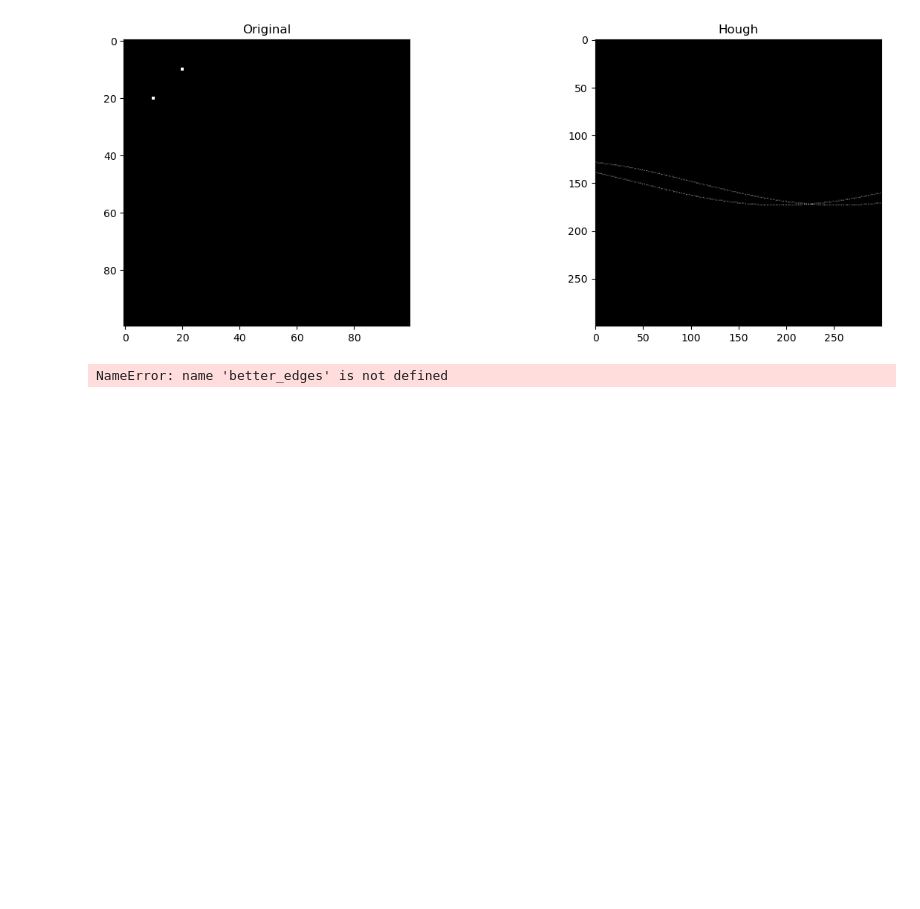
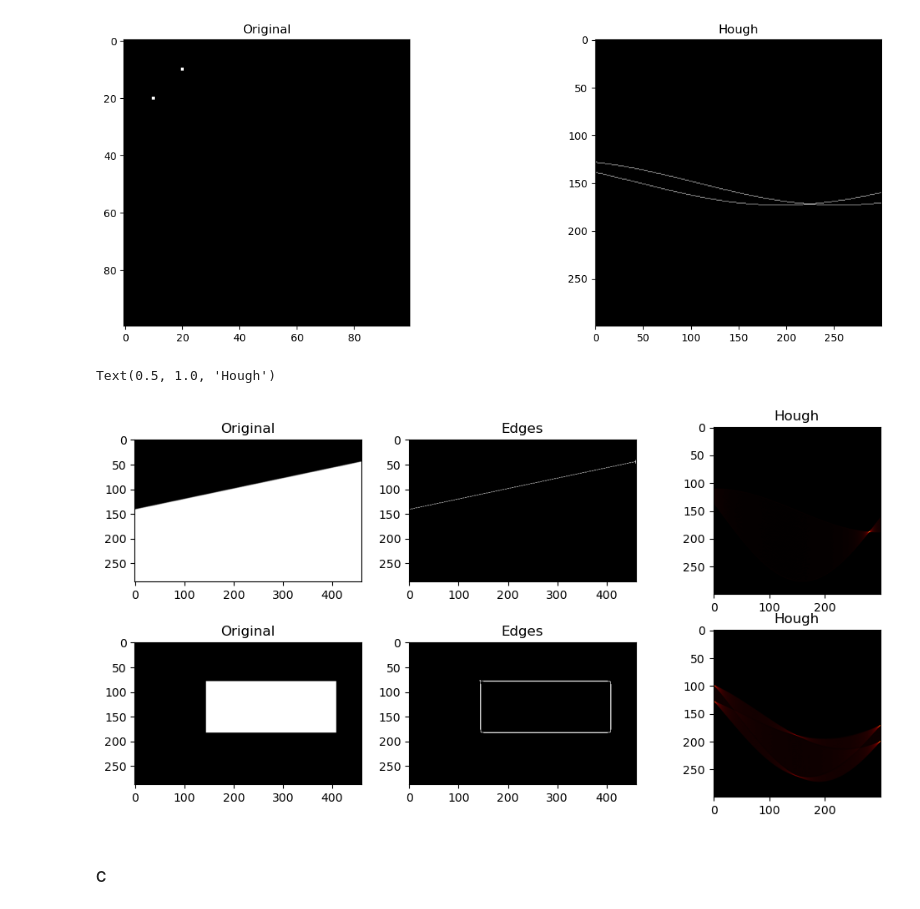
Before and after one commit to al-pi314/computer_vision, a Jupyter notebook: assigments/assigment3/solution.ipynb, the cells around one changed output. Drawn from its saved outputs; the diff is of its cells as text; code cells hidden in the pictures; blank space fills up the shorter version.

```diff
--- a/assigments/assigment3/solution.ipynb
+++ b/assigments/assigment3/solution.ipynb
@@ -355,14 +374,14 @@ IndexError: index 300 is out of bounds for axis 1 with size 300
 # %% [markdown]
 #### B
 # %%
-def hug_find_lines(I, f_bins, p_bins, threshold):
+def hug_find_lines(I, f_bins, p_bins):
     diagonal = np.sqrt(I.shape[0]**2 + I.shape[1]**2)
     A = np.zeros((p_bins, f_bins))
     for i in range(I.shape[0]):
         for j in range(I.shape[1]):
             if I[i, j] == 0:
                 continue
-            add_lines(A, diagonal, i, j)
-    return A
+            add_lines(A, diagonal, j, i)
+    return A / np.sum(A)
 # %%
 image = np.zeros((100, 100))
@@ -379,24 +405,42 @@ axes[1].set_title('Hough')
 Text(0.5, 1.0, 'Hough')
 [figure]
 # %%
-oneline = cv2.imread('./images/oneline.png', cv2.IMREAD_GRAYSCALE)
-square = cv2.imread('./images/square.png', cv2.IMREAD_GRAYSCALE)
+oneline = cv2.imread('./assigments/assigment3/images/oneline.png', cv2.IMREAD_GRAYSCALE).astype(np.float64) / 255
+rectangle = cv2.imread('./assigments/assigment3/images/rectangle.png', cv2.IMREAD_GRAYSCALE).astype(np.float64) / 255
+# %%
+bins = 300
+
+oneline_edges = better_edges(oneline, 0.1)
+square_edges = better_edges(rectangle, 0.1)
+
+oneline_votes = hug_find_lines(oneline_edges, bins, bins)
+square_votes = hug_find_lines(square_edges, bins, bins)
 # %%
 oneline_edges = better_edges(oneline, 0.1)
-square_edges = better_edges(square, 0.1)
+square_edges = better_edges(rectangle, 0.1)
 
-fig, axes = plt.subplots(2, 2, figsize=(15, 15))
+fig, axes = plt.subplots(2, 3, figsize=(10, 5))
+fig.tight_layout(pad=1.0)
 
 axes[0, 0].imshow(oneline, cmap='gray')
 axes[0, 0].set_title('Original')
 
 axes[0, 1].imshow(oneline_edges, cmap='gray')
 axes[0, 1].set_title('Edges')
 
-axes[1, 0].imshow(square, cmap='gray')
+axes[0, 2].imshow(oneline_votes, cmap='afmhot')
+axes[0, 2] .set_title('Hough')
+
+axes[1, 0].imshow(rectangle, cmap='gray')
 axes[1, 0].set_title('Original')
 
 axes[1, 1].imshow(square_edges, cmap='gray')
 axes[1, 1].set_title('Edges')
+
+axes[1, 2].imshow(square_votes, cmap='afmhot')
+axes[1, 2].set_title('Hough')
 # %% [output]
-NameError: name 'better_edges' is not defined
+Text(0.5, 1.0, 'Hough')
+[figure, added]
+# %% [markdown]
+#### C
```
Also changed, not shown: parts of 13 cells of this notebook.
